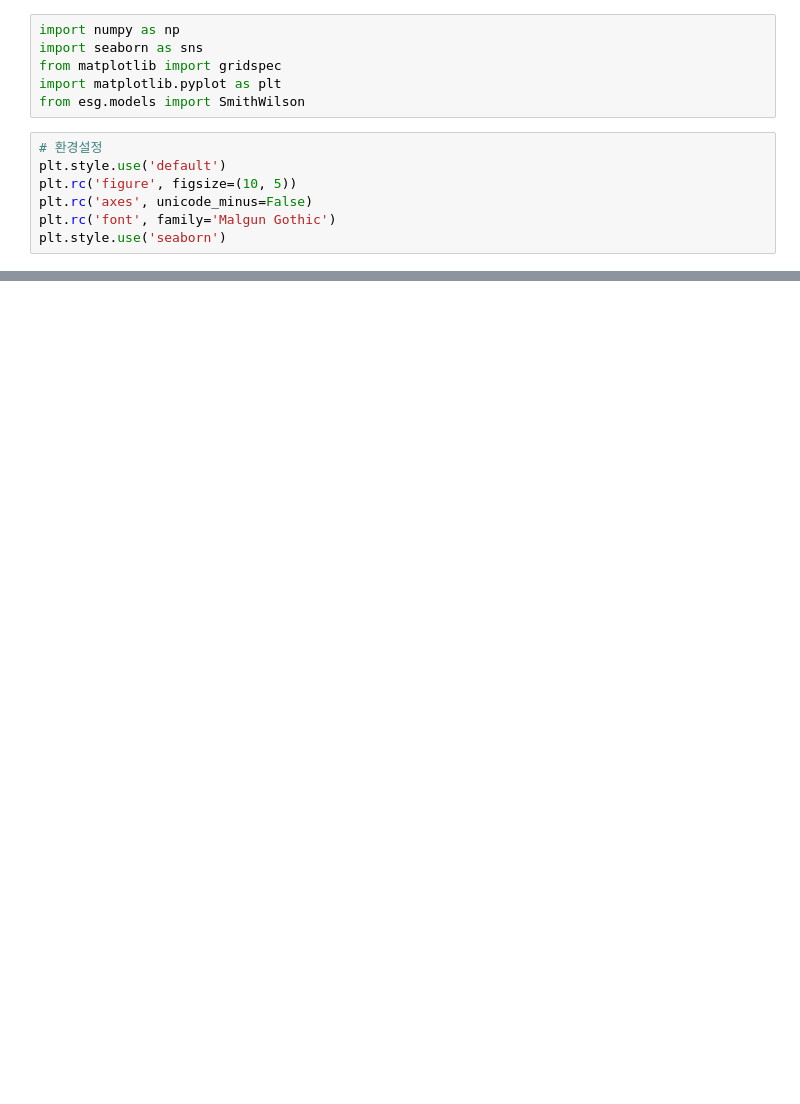
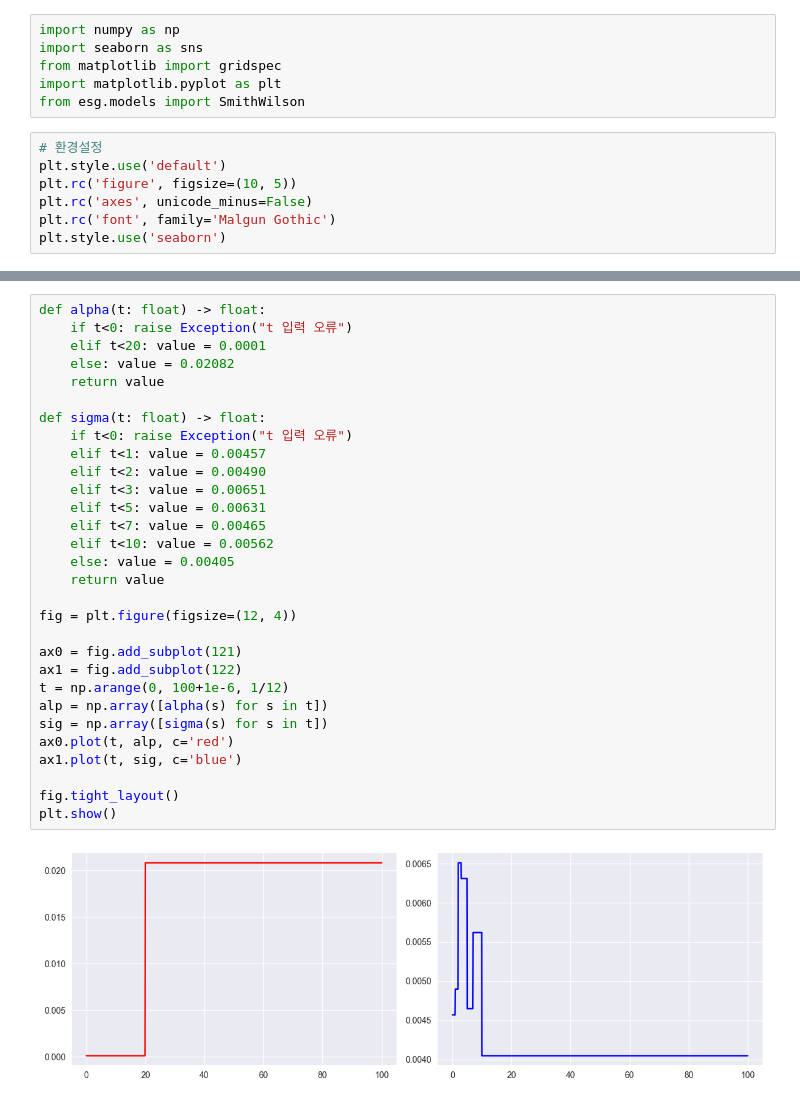
Before and after one commit to lee3jjang/esg, a Jupyter notebook: 테스트.ipynb, the cells around one changed output, grey strips where cells are left out. Cells and saved outputs as stored; diff of their text form; blank space fills up the shorter version.

```diff
--- a/테스트.ipynb
+++ b/테스트.ipynb
@@ -60,0 +62,32 @@ plt.show()
+# %%
+def alpha(t: float) -> float:
+    if t<0: raise Exception("t 입력 오류")
+    elif t<20: value = 0.0001
+    else: value = 0.02082
+    return value
+
+def sigma(t: float) -> float:
+    if t<0: raise Exception("t 입력 오류")
+    elif t<1: value = 0.00457
+    elif t<2: value = 0.00490
+    elif t<3: value = 0.00651
+    elif t<5: value = 0.00631
+    elif t<7: value = 0.00465
+    elif t<10: value = 0.00562
+    else: value = 0.00405
+    return value
+
+fig = plt.figure(figsize=(12, 4))
+
+ax0 = fig.add_subplot(121)
+ax1 = fig.add_subplot(122)
+t = np.arange(0, 100+1e-6, 1/12)
+alp = np.array([alpha(s) for s in t])
+sig = np.array([sigma(s) for s in t])
+ax0.plot(t, alp, c='red')
+ax1.plot(t, sig, c='blue')
+
+fig.tight_layout()
+plt.show()
+# %% [output]
+[figure, added]
```
Also changed, not shown: parts of 2 cells of this notebook.
